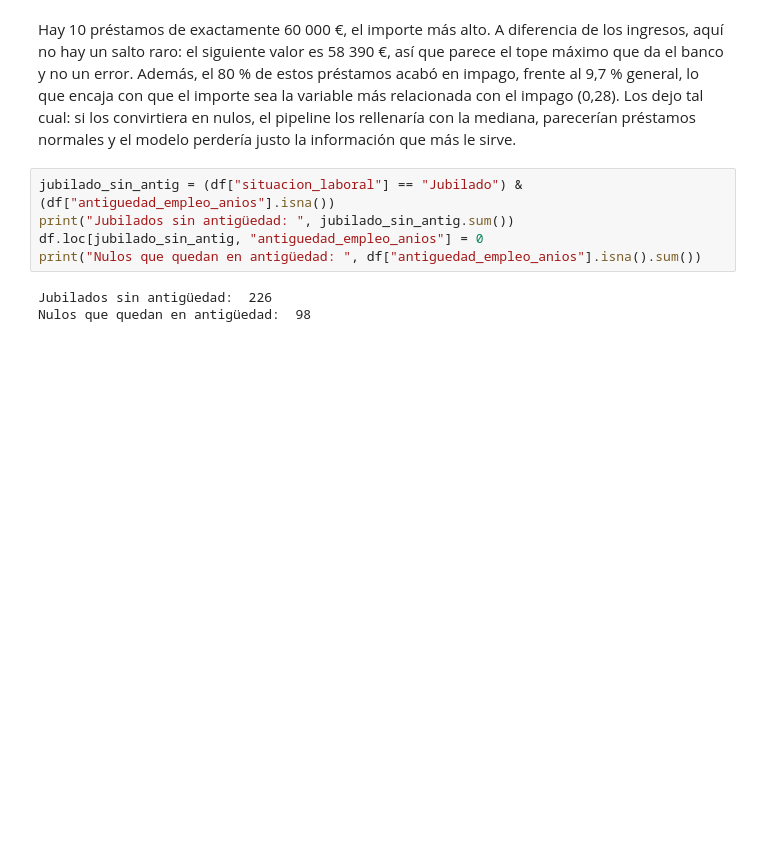
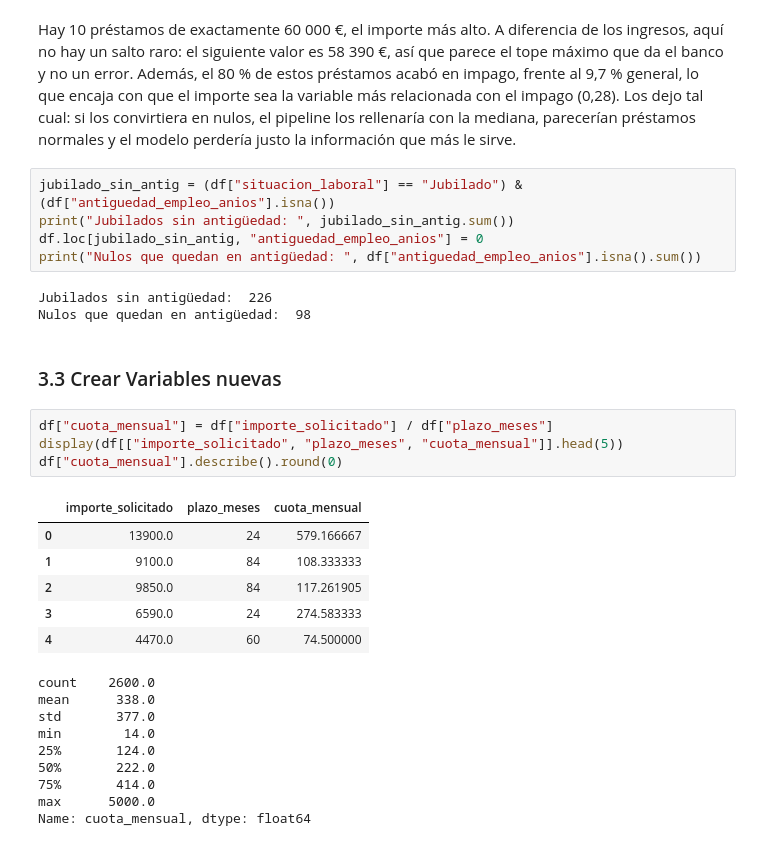
Before and after one commit to antonio-capel-dev/loan-default-risk, a Jupyter notebook: prestamos.ipynb, the cells around one changed output. Cells and saved outputs as stored; diff of their text form; blank space fills up the shorter version.

```diff
--- a/prestamos.ipynb
+++ b/prestamos.ipynb
@@ -383,3 +383,25 @@ print("Nulos que quedan en antigüedad: ", df["antiguedad_empleo_anios"].isna().
 # %% [output]
 Jubilados sin antigüedad:  226
 Nulos que quedan en antigüedad:  98
+# %% [markdown]
+### 3.3 Crear Variables nuevas
+# %%
+df["cuota_mensual"] = df["importe_solicitado"] / df["plazo_meses"]
+display(df[["importe_solicitado", "plazo_meses", "cuota_mensual"]].head(5))
+df["cuota_mensual"].describe().round(0)
+# %% [output]
+|  | importe_solicitado | plazo_meses | cuota_mensual |
+| 0 | 13900.0 | 24 | 579.166667 |
+| 1 | 9100.0 | 84 | 108.333333 |
+| 2 | 9850.0 | 84 | 117.261905 |
+| 3 | 6590.0 | 24 | 274.583333 |
+| 4 | 4470.0 | 60 | 74.500000 |
+count    2600.0
+mean      338.0
+std       377.0
+min        14.0
+25%       124.0
+50%       222.0
+75%       414.0
+max      5000.0
+Name: cuota_mensual, dtype: float64
```
Also changed, not shown: parts of 7 cells of this notebook.
